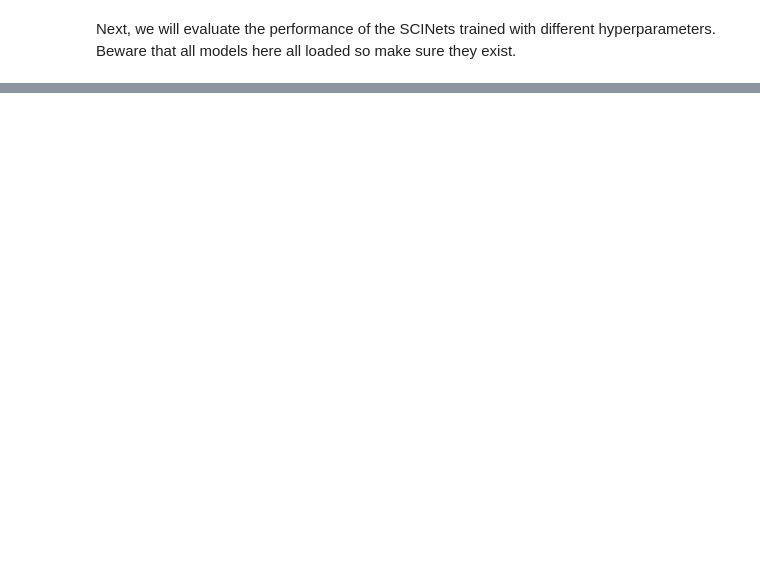
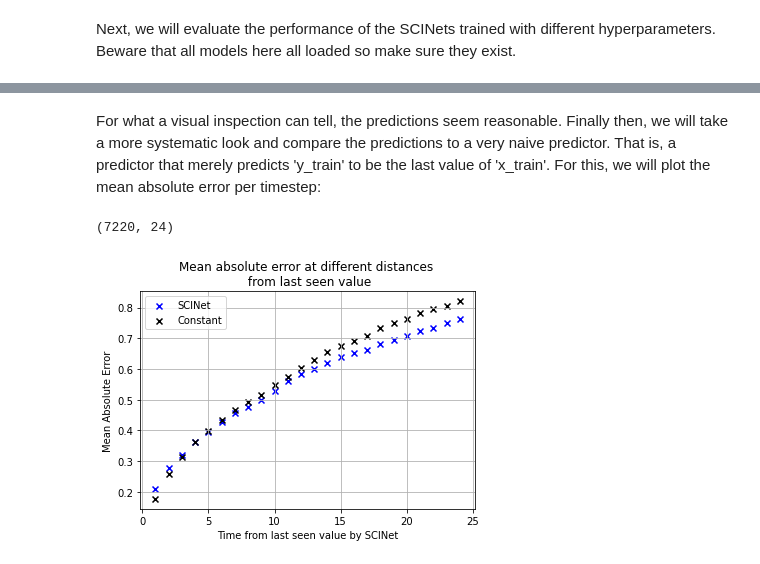
Before and after one commit to HiddeKanger/SCINet, a Jupyter notebook: exp/hyperparams/hyperparameter_tuning.ipynb, the cells around one changed output, grey strips where cells are left out. Saved outputs shown, nothing was run; the diff lists cells and outputs as text; code cells hidden in the pictures; blank space fills up the shorter version.

```diff
--- a/exp/hyperparams/hyperparameter_tuning.ipynb
+++ b/exp/hyperparams/hyperparameter_tuning.ipynb
@@ -209,7 +229,7 @@ settings = {'hid_size': 16,
             'learning_rate': 0.001}
 
 variational_parameter = 'hid_size'
-parameter_values = [4,8,16,32]
+parameter_values = [64]
 
 for value in parameter_values:
 
@@ -221,12 +241,12 @@ for value in parameter_values:
                             y_val = data_proc["y_val"].astype('float32'),
                             X_test = data_proc["X_test"].astype('float32'),
                             y_test = data_proc["y_test"].astype('float32'),
-                            epochs = 1,
+                            epochs = 30,
                             batch_size = 128,
                             X_LEN = X_len,
                             Y_LEN = [Y_len],
                             output_dim = [data_proc["X_train"].shape[2]],
-                            selected_columns = [[]],
+                            selected_columns = None,
                             hid_size= settings['hid_size'],
                             num_levels= settings['num_levels'],
                             kernel = 5,
@@ -235,4 +255,4 @@ for value in parameter_values:
                             learning_rate = settings['learning_rate'],
                             probabilistic = False)
 
-    results[0].save_weigths('/exp/hyperparams/saved_models/model_{}_{}.h5'.format(variational_parameter,str(value)))
+    results[0].save_weights('exp/hyperparams/saved_models/model_{}_{}.h5'.format(variational_parameter,str(value)))
@@ -252,18 +314,18 @@ settings = {'hid_size': 16,
 maes = []
 
 variational_parameter = 'hid_size'
-parameter_values = [4,8,16,32]
+parameter_values = [64]
 
 for value in parameter_values:
 
-    settings[parameter_values] = value
+    settings[variational_parameter] = value
 
     model = scinet_builder(
                     output_len=  [Y_len],
                     input_len = X_len,
+                    input_dim = data_proc["X_train"].shape[2],
                     output_dim = [data_proc["X_train"].shape[2]],
-                    input_dim = data_proc["X_train"].shape[2],
-                    selected_columns = [[0]],
+                    selected_columns = None,
                     loss_weights = [1],
                     hid_size = settings['hid_size'],
                     num_levels = settings['num_levels'],
@@ -274,6 +336,7 @@ for value in parameter_values:
     model.load_weights('exp/hyperparams/saved_models/model_{}_{}.h5'.format(variational_parameter,value))
     prediction = model.predict(data_proc['X_test'])
 
-    maes.append(mae(data_proc['y_test'],prediction))
+    print(prediction.shape,data_proc['y_test'].shape)
+    maes.append(mae(data_proc['y_test'].flatten(),prediction.flatten()))
 
 plot_barplot(variational_parameter, parameter_values ,maes)
@@ -281,0 +408,38 @@ plot_barplot(variational_parameter, parameter_values ,maes)
+# %% [markdown]
+For what a visual inspection can tell, the predictions seem reasonable. Finally then, we will take a more systematic look and compare the predictions to a very naive predictor. That is, a predictor that merely predicts 'y_train' to be the last value of 'x_train'. For this, we will plot the mean absolute error per timestep:
+# %%
+
+constant_predictions = np.stack((data_proc['X_test'][:,-1,0] for _ in range(Y_len)),axis = 1)
+print(np.shape(constant_predictions))
+
+def plot_per_timestep_mae(truths,predictions, constant_predictions, Y_len, labels):
+
+    time_from_last_x = np.arange(1,Y_len+1)
+    time_wise_mae_constant = []
+    time_wise_mae = [ [] for _ in range(len(predictions)) ]
+
+    colors = ['blue']
+
+    for i in range(truths.shape[1]):
+
+        time_wise_mae_constant.append(mae(truths[:,i,0],constant_predictions[:,i]))
+
+        for j,prediction in enumerate(predictions):
+
+            time_wise_mae[j].append(mae(truths[:,i,0],prediction[:,i,0]))
+
+    for i in range (len(predictions)):
+        plt.scatter(time_from_last_x, time_wise_mae[i], color = colors[i],\
+             marker='x', label = labels[i])
+
+    plt.scatter(time_from_last_x, time_wise_mae_constant, color = 'black', marker='x', label = 'Constant')
+    plt.xlabel('Time from last seen value by SCINet')
+    plt.ylabel('Mean Absolute Error')
+    plt.grid()
+    plt.legend()
+    plt.title('Mean absolute error at different distances \n from last seen value')
+
+plot_per_timestep_mae(data_proc['y_test'],[predictions], constant_predictions, Y_len, ['SCINet'])
+# %% [output]
+(7220, 24)
+[figure, added]
```
Also changed, not shown: parts of 11 cells of this notebook, 9 other files.
